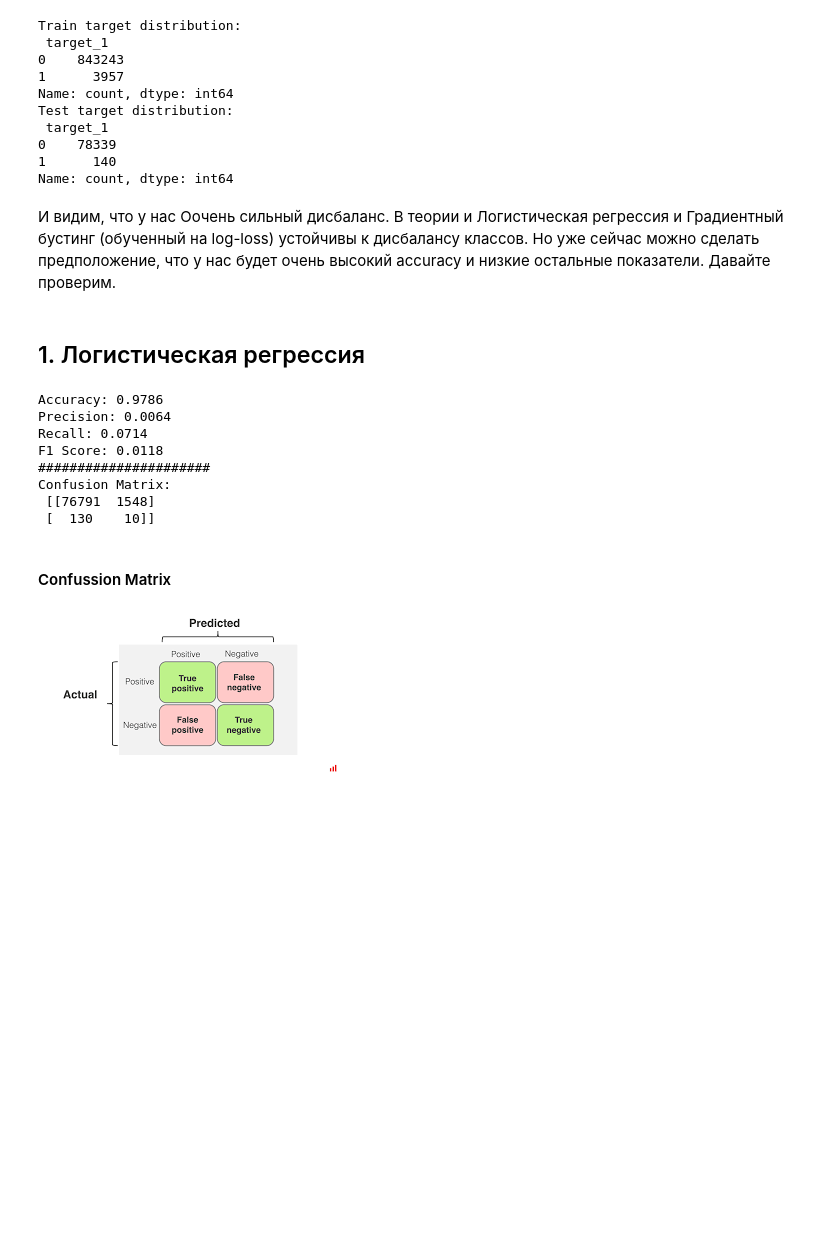
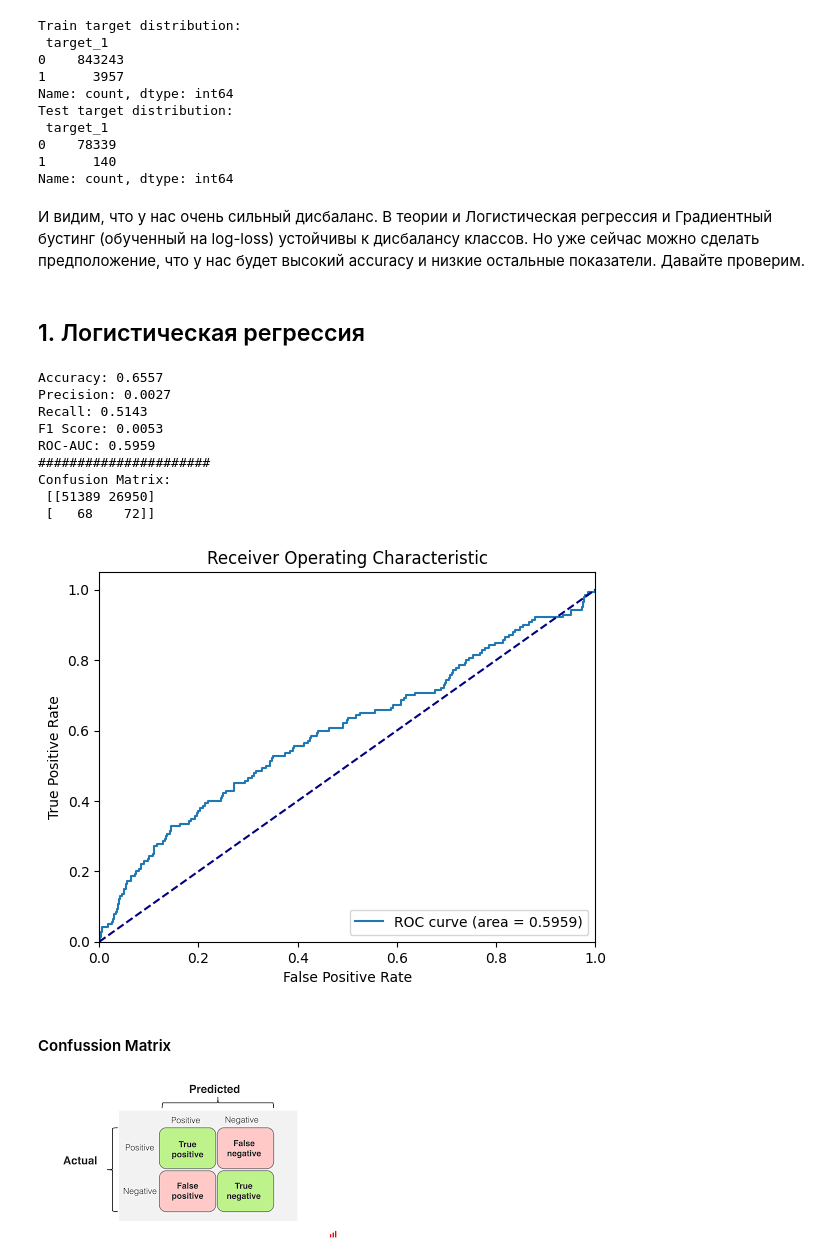
Before and after one commit to tararonis/ts-seminar, a Jupyter notebook: ts-seminar.ipynb, the cells around one changed output. Drawn from its saved outputs; the diff is of its cells as text; code cells hidden in the pictures; blank space fills up the shorter version.

```diff
--- a/ts-seminar.ipynb
+++ b/ts-seminar.ipynb
@@ -592,6 +633,7 @@ grouped_trx.head(2)
 # Заполняем пропуски текущими значениями за этот месяц
 grouped_trx['amount_lag_1'] = grouped_trx['amount_lag_1'].fillna(grouped_trx['amount'])
 grouped_trx['transaction_count_lag_1'] = grouped_trx['transaction_count_lag_1'].fillna(grouped_trx['transaction_count'])
+grouped_trx['event_type_lag_1'] = grouped_trx['event_type_lag_1'].fillna(grouped_trx['event_type'])
 # %%
 # Убежадаемся, что нет пустых значений
 print(grouped_trx.isnull().sum())
@@ -614,0 +678,9 @@ dtype: int64
+# %%
+cols_to_encode = ['src_type11', 'src_type12', 'dst_type11', 'dst_type12',
+                  'src_type21', 'src_type22', 'src_type31', 'src_type32']
+
+# Создаем объект для Frequency Encoding
+encoder = ce.CountEncoder(cols=cols_to_encode, normalize=True)
+
+# Применяем кодирование к выбранным колонкам
+grouped_trx = encoder.fit_transform(grouped_trx)
@@ -615 +689,3 @@ dtype: int64
+# %%
+grouped_trx = pd.get_dummies(grouped_trx, columns=['event_type', 'event_type_lag_1'], drop_first=True)
 # %% [markdown]
@@ -692,15 +768,11 @@ def get_train_test_split(target_col_name, grouped_trx, targets):
     test_targets = merged[merged['mon'] == pd.Period('2023-01', 'M')]
 
     # Train данные
-    train = train_trx[['client_id', 'year_month', 'amount', 'currency', 'mean_amount',
-                       'median_amount', 'min_amount', 'max_amount', 'index', 'transaction_count',
-                       'event_type', 'rolling_mean_3_months', 'amount_lag_1', 'transaction_count_lag_1']].copy()
+    train = train_trx.drop(columns=[target_col_name, 'mon', 'trans_count', 'year_month_plus_1', 'diff_trans_date']).copy()
     train[target_col_name] = train_targets[target_col_name].values
 
     # Test данные
-    test = test_trx[['client_id', 'year_month', 'amount', 'currency', 'mean_amount',
-                     'median_amount', 'min_amount', 'max_amount', 'index', 'transaction_count',
-                     'event_type', 'rolling_mean_3_months', 'amount_lag_1', 'transaction_count_lag_1']].copy()
+    test = test_trx.drop(columns=[target_col_name, 'mon', 'trans_count', 'year_month_plus_1', 'diff_trans_date']).copy()
     test[target_col_name] = test_targets[target_col_name].values
 
     return train, test
@@ -724,11 +796,12 @@ Test target distribution:
 1      140
 Name: count, dtype: int64
 # %% [markdown]
-И видим, что у нас Оочень сильный дисбаланс. В теории и Логистическая регрессия и Градиентный бустинг (обученный на log-loss) устойчивы к дисбалансу классов.
-Но уже сейчас можно сделать предположение, что у нас будет очень высокий accuracy и низкие остальные показатели. Давайте проверим.
+И видим, что у нас очень сильный дисбаланс. В теории и Логистическая регрессия и Градиентный бустинг (обученный на log-loss) устойчивы к дисбалансу классов.
+Но уже сейчас можно сделать предположение, что у нас будет высокий accuracy и низкие остальные показатели. Давайте проверим.
 # %% [markdown]
 ## 1. Логистическая регрессия
 # %%
+
 def run_logistic_regression(train, test, target_col_name):
     # Разделяем данные на признаки (X) и целевую переменную (y)
     X_train = train.drop(columns=[target_col_name, 'client_id', 'year_month'])
@@ -740,41 +813,59 @@ def run_logistic_regression(train, test, target_col_name):
     # Создаем и обучаем модель логистической регрессии
     model = LogisticRegression(solver='liblinear', class_weight='balanced')
     model.fit(X_train, y_train)
 
     # Делаем предсказания на тестовых данных
     y_pred = model.predict(X_test)
+    y_pred_proba = model.predict_proba(X_test)[:, 1]  # Предсказанные вероятности для класса 1
 
     # Вычисляем метрики
     accuracy = accuracy_score(y_test, y_pred)
     precision = precision_score(y_test, y_pred)
     recall = recall_score(y_test, y_pred)
     f1 = f1_score(y_test, y_pred)
+    roc_auc = roc_auc_score(y_test, y_pred_proba)
 
     # Построение confusion_matrix
     cm = confusion_matrix(y_test, y_pred)
 
     # Выводим метрики
     print(f"Accuracy: {accuracy:.4f}")
     print(f"Precision: {precision:.4f}")
     print(f"Recall: {recall:.4f}")
     print(f"F1 Score: {f1:.4f}")
+    print(f"ROC-AUC: {roc_auc:.4f}")
     print("######################")
     print("Confusion Matrix:\n", cm)
 
-    return model, accuracy, precision, recall, f1
+    # Построение ROC-кривой
+    fpr, tpr, _ = roc_curve(y_test, y_pred_proba)
+    plt.figure()
+    plt.plot(fpr, tpr, label=f'ROC curve (area = {roc_auc:.4f})')
+    plt.plot([0, 1], [0, 1], color='navy', linestyle='--')
+    plt.xlim([0.0, 1.0])
+    plt.ylim([0.0, 1.05])
+    plt.xlabel('False Positive Rate')
+    plt.ylabel('True Positive Rate')
+    plt.title('Receiver Operating Characteristic')
+    plt.legend(loc="lower right")
+    plt.show()
+
+    return model
 
 # Не будем обучать на всех 4 выборках, проверим на 1
 train, test = get_train_test_split('target_1', grouped_trx, targets)
-model, accuracy, precision, recall, f1 = run_logistic_regression(train, test, 'target_1')
+model = run_logistic_regression(train, test, 'target_1')
 # %% [output]
-Accuracy: 0.9786
-Precision: 0.0064
-Recall: 0.0714
-F1 Score: 0.0118
+Accuracy: 0.6557
+Precision: 0.0027
+Recall: 0.5143
+F1 Score: 0.0053
+ROC-AUC: 0.5959
 ######################
 Confusion Matrix:
- [[76791  1548]
- [  130    10]]
+ [[51389 26950]
+ [   68    72]]
+[figure, added]
 # %% [markdown]
 #### Confussion Matrix
 
```
Also changed, not shown: parts of 62 cells of this notebook.
